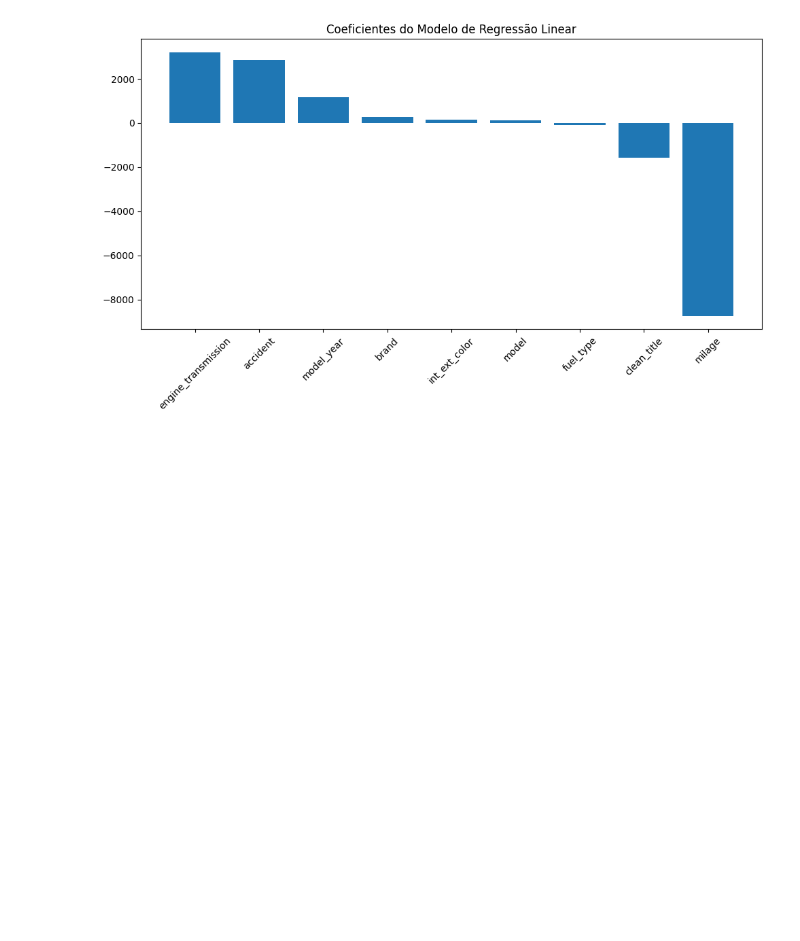
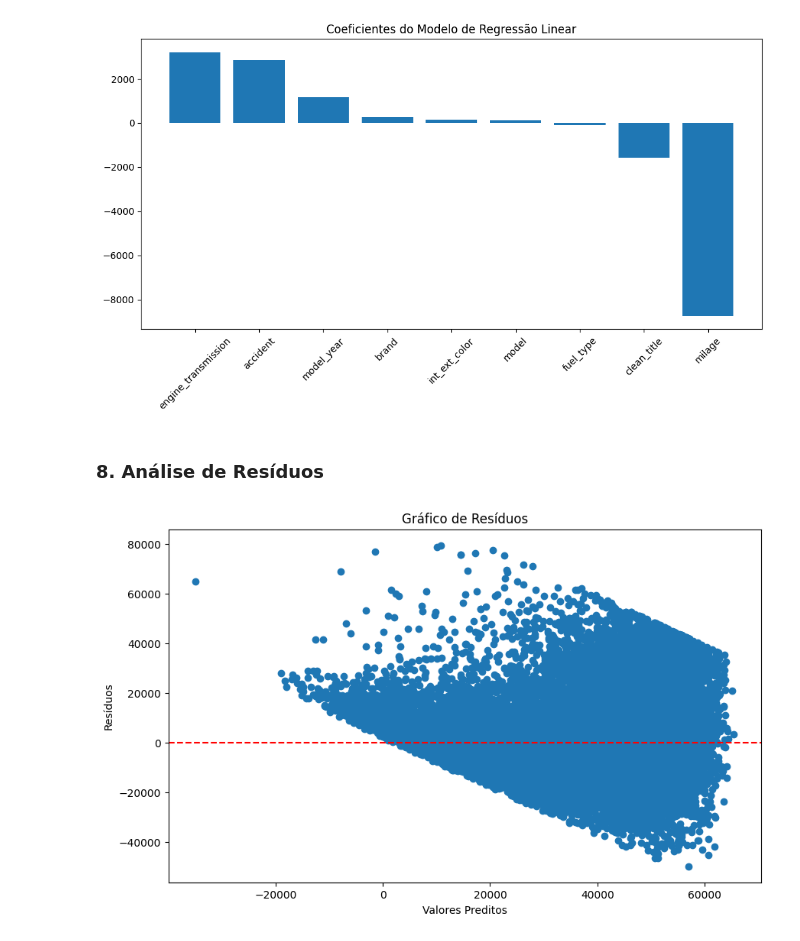
Before and after one commit to Jonatanlima852/exame-cmc16, a Jupyter notebook: notebooks/models/linear_regression_model.ipynb, the cells around one changed output. Cells and saved outputs as stored; diff of their text form; code cells hidden in the pictures; blank space fills up the shorter version.

Commit message:
Add logic to visualize residuals

```diff
--- a/notebooks/models/linear_regression_model.ipynb
+++ b/notebooks/models/linear_regression_model.ipynb
@@ -106,3 +106,16 @@ plt.tight_layout()
 plt.show()
 # %% [output]
 [figure]
+# %% [markdown]
+### 8. Análise de Resíduos
+# %%
+residuals = y_test - y_pred
+plt.figure(figsize=(10, 6))
+plt.scatter(y_pred, residuals)
+plt.axhline(y=0, color='r', linestyle='--')
+plt.xlabel('Valores Preditos')
+plt.ylabel('Resíduos')
+plt.title('Gráfico de Resíduos')
+plt.show()
+# %% [output]
+[figure, added]
```
